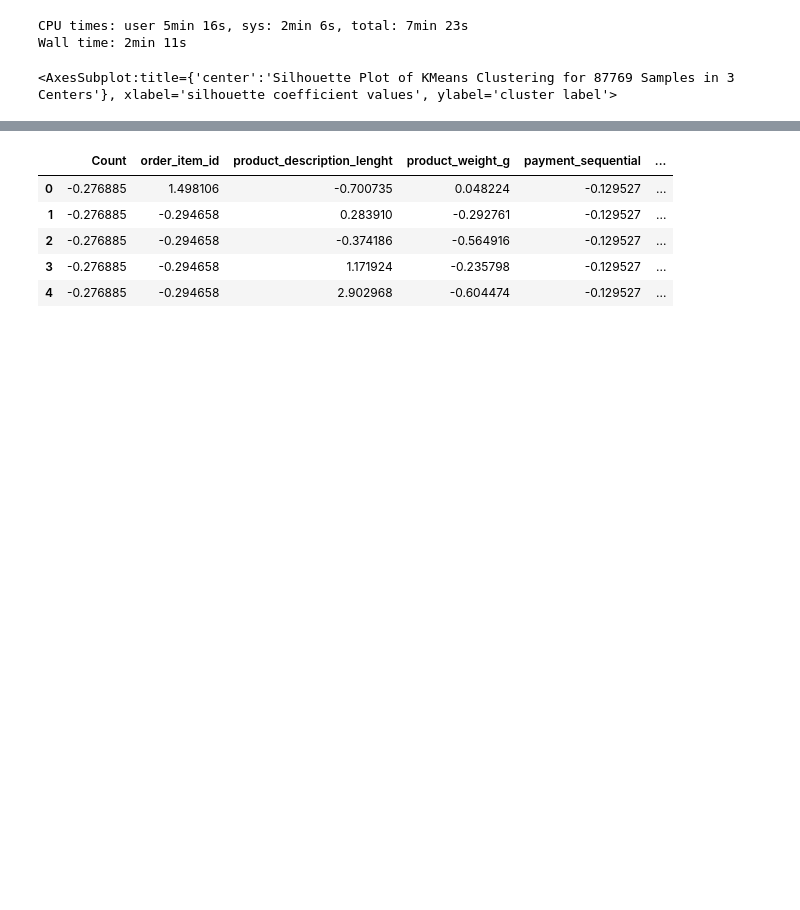
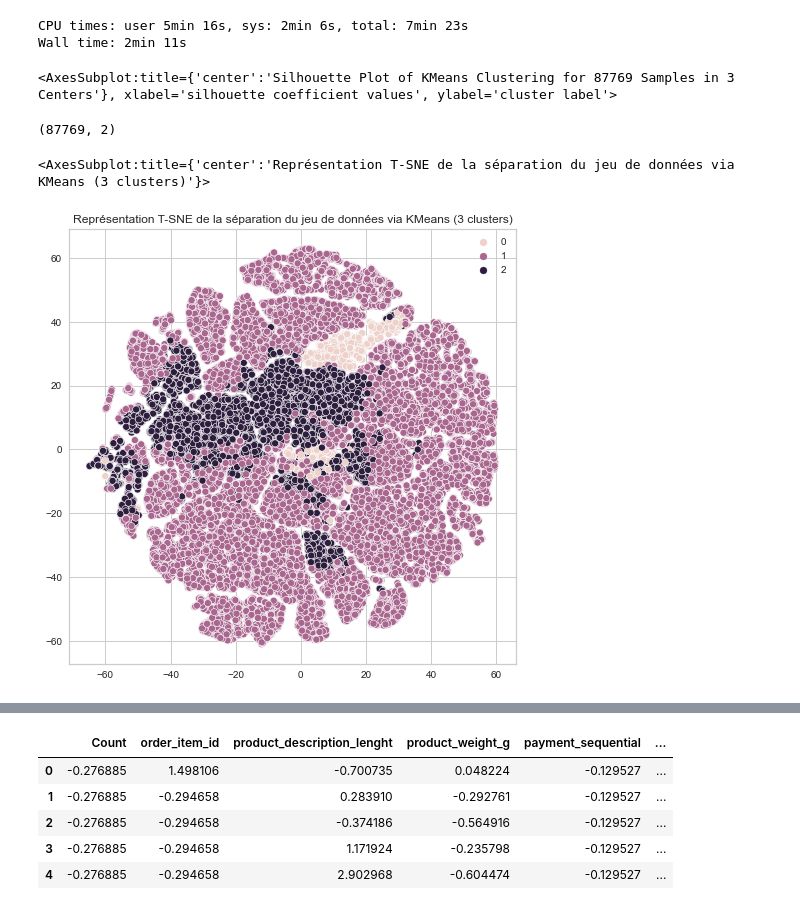
Before and after one commit to LucileRb/customer_segmentation, a Jupyter notebook: Notebook_2_modelisations.ipynb, the cells around one changed output, grey strips where cells are left out. Saved outputs shown, nothing was run; the diff lists cells and outputs as text; code cells hidden in the pictures; blank space fills up the shorter version.

```diff
--- a/Notebook_2_modelisations.ipynb
+++ b/Notebook_2_modelisations.ipynb
@@ -942,3 +920,23 @@ Wall time: 2min 11s
 <AxesSubplot:title={'center':'Silhouette Plot of KMeans Clustering for 87769 Samples in 3 Centers'}, xlabel='silhouette coefficient values', ylabel='cluster label'>
 # %%
 # un cluster bien plus gros que les autres -> surement possible de le diviser si on améliore le clustering ?
+# %%
+from sklearn.manifold import TSNE
+tsne = TSNE(n_components = 2)
+T = tsne.fit_transform(df_reduit.copy())
+# %%
+T.shape
+# %% [output]
+(87769, 2)
+# %%
+plt.figure(figsize = (8, 8))
+plt.title('Représentation T-SNE de la séparation du jeu de données via KMeans (3 clusters)')
+sns.scatterplot(
+    T[:,0],
+    T[:,1],
+    hue = model.labels_,
+    legend='full'
+    )
+# %% [output]
+<AxesSubplot:title={'center':'Représentation T-SNE de la séparation du jeu de données via KMeans (3 clusters)'}>
+[figure, added]
```
Also changed, not shown: parts of 93 cells of this notebook, 4 other files.
